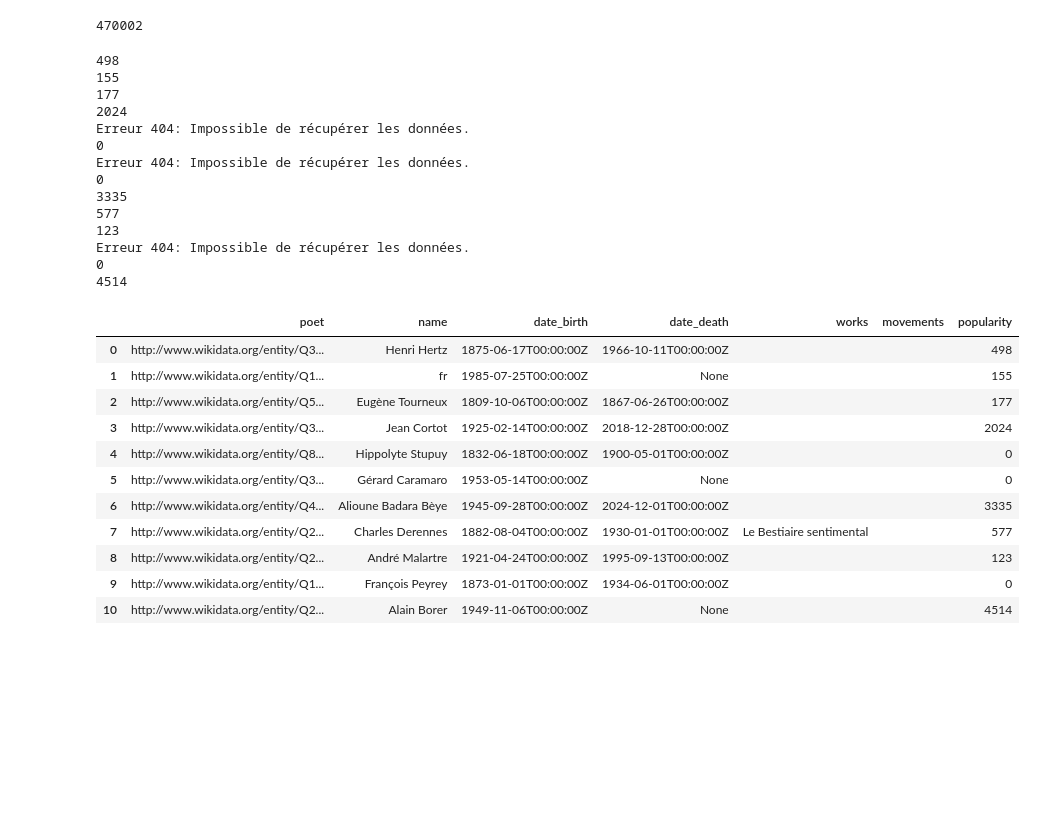
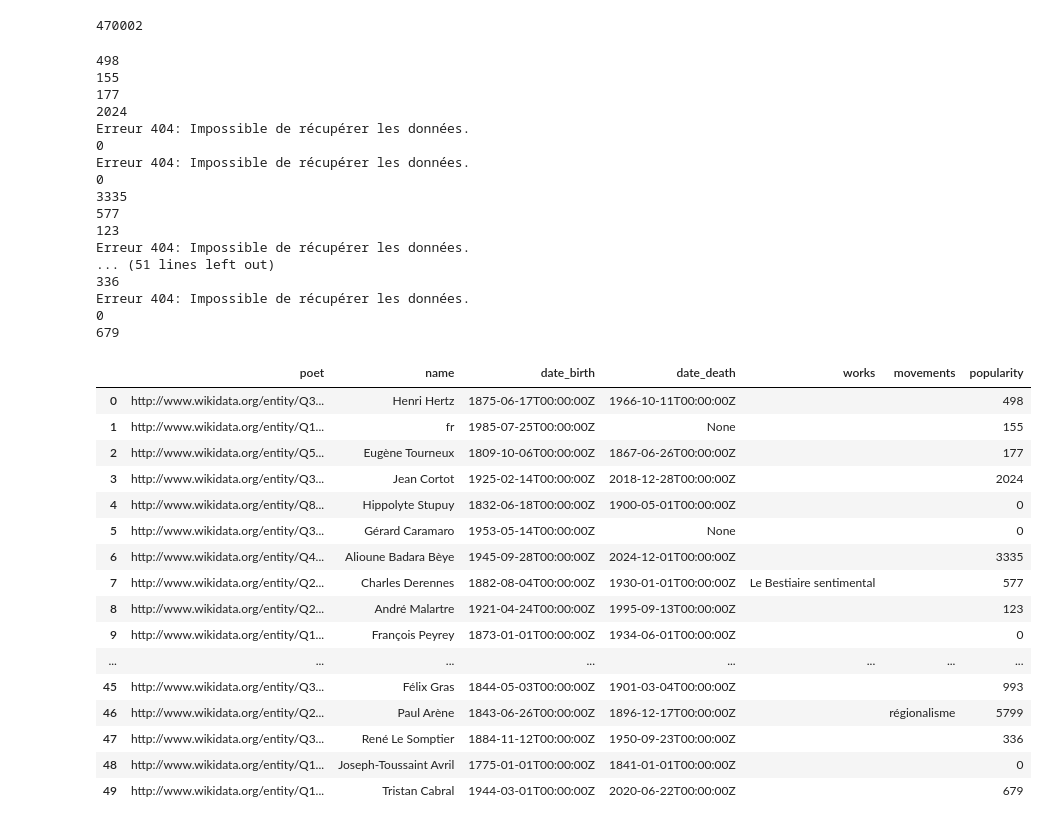
Before and after one commit to Nafru3/PoetNetwork, a Jupyter notebook: main.ipynb, the cells around one changed output. Saved outputs shown, nothing was run; the diff lists cells and outputs as text; code cells hidden in the pictures; blank space fills up the shorter version.

```diff
--- a/main.ipynb
+++ b/main.ipynb
@@ -79,7 +79,7 @@ WHERE {
 GROUP BY ?poet ?name
 
 
-LIMIT 11
+LIMIT 50
 """
 
 
@@ -128,35 +128,43 @@ dataframe = dataframe.astype(
         "popularity":"int32"
     }
 )
 
 dataframe
 # %% [output]
 498
 155
 177
 2024
 Erreur 404: Impossible de récupérer les données.
 0
 Erreur 404: Impossible de récupérer les données.
 0
 3335
 577
 123
 Erreur 404: Impossible de récupérer les données.
+... (51 lines left out)
+336
+Erreur 404: Impossible de récupérer les données.
 0
-4514
+679
 |  | poet | name | date_birth | date_death | works | movements | popularity |
 | 0 | http://www.wikidata.org/entity/Q3... | Henri Hertz | 1875-06-17T00:00:00Z | 1966-10-11T00:00:00Z |  |  | 498 |
 | 1 | http://www.wikidata.org/entity/Q1... | fr | 1985-07-25T00:00:00Z | None |  |  | 155 |
 | 2 | http://www.wikidata.org/entity/Q5... | Eugène Tourneux | 1809-10-06T00:00:00Z | 1867-06-26T00:00:00Z |  |  | 177 |
 | 3 | http://www.wikidata.org/entity/Q3... | Jean Cortot | 1925-02-14T00:00:00Z | 2018-12-28T00:00:00Z |  |  | 2024 |
 | 4 | http://www.wikidata.org/entity/Q8... | Hippolyte Stupuy | 1832-06-18T00:00:00Z | 1900-05-01T00:00:00Z |  |  | 0 |
 | 5 | http://www.wikidata.org/entity/Q3... | Gérard Caramaro | 1953-05-14T00:00:00Z | None |  |  | 0 |
 | 6 | http://www.wikidata.org/entity/Q4... | Alioune Badara Bèye | 1945-09-28T00:00:00Z | 2024-12-01T00:00:00Z |  |  | 3335 |
 | 7 | http://www.wikidata.org/entity/Q2... | Charles Derennes | 1882-08-04T00:00:00Z | 1930-01-01T00:00:00Z | Le Bestiaire sentimental |  | 577 |
 | 8 | http://www.wikidata.org/entity/Q2... | André Malartre | 1921-04-24T00:00:00Z | 1995-09-13T00:00:00Z |  |  | 123 |
 | 9 | http://www.wikidata.org/entity/Q1... | François Peyrey | 1873-01-01T00:00:00Z | 1934-06-01T00:00:00Z |  |  | 0 |
-| 10 | http://www.wikidata.org/entity/Q2... | Alain Borer | 1949-11-06T00:00:00Z | None |  |  | 4514 |
+| ... | ... | ... | ... | ... | ... | ... | ... |
+| 45 | http://www.wikidata.org/entity/Q3... | Félix Gras | 1844-05-03T00:00:00Z | 1901-03-04T00:00:00Z |  |  | 993 |
+| 46 | http://www.wikidata.org/entity/Q2... | Paul Arène | 1843-06-26T00:00:00Z | 1896-12-17T00:00:00Z |  | régionalisme | 5799 |
+| 47 | http://www.wikidata.org/entity/Q3... | René Le Somptier | 1884-11-12T00:00:00Z | 1950-09-23T00:00:00Z |  |  | 336 |
+| 48 | http://www.wikidata.org/entity/Q1... | Joseph-Toussaint Avril | 1775-01-01T00:00:00Z | 1841-01-01T00:00:00Z |  |  | 0 |
+| 49 | http://www.wikidata.org/entity/Q1... | Tristan Cabral | 1944-03-01T00:00:00Z | 2020-06-22T00:00:00Z |  |  | 679 |
 # %%
 # Convertir data frame en Json :
 import json
```
Also changed, not shown: 1 other file.
